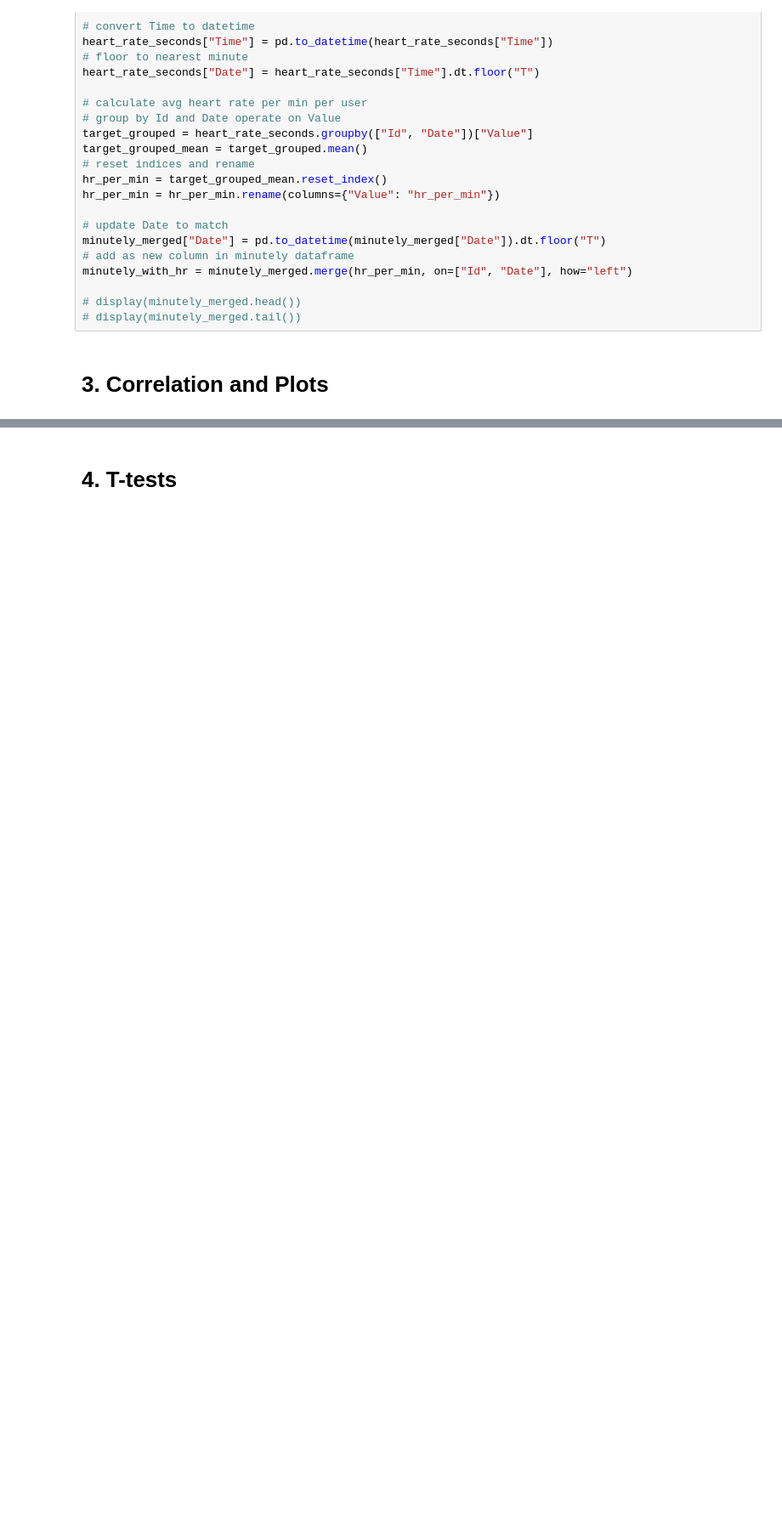
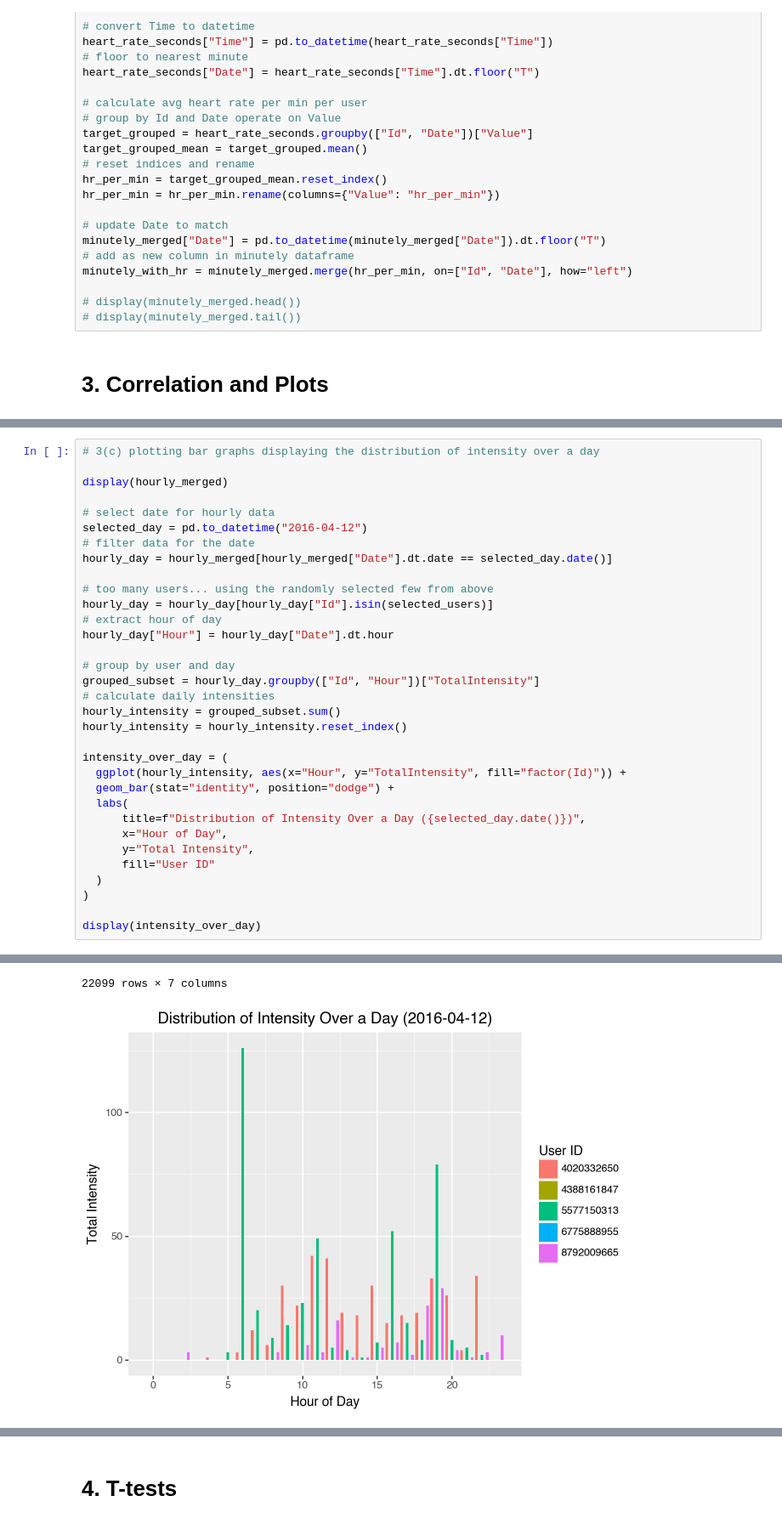
Before and after one commit to Colleen-L/fitbit-fitness-data-visualization, a Jupyter notebook: analysis.ipynb, the cells around one changed output, grey strips where cells are left out. Shown at 85% size. Cells and saved outputs as stored; diff of their text form; blank space fills up the shorter version.

```diff
--- a/analysis.ipynb
+++ b/analysis.ipynb
@@ -219,0 +324,34 @@ minutely_with_hr = minutely_merged.merge(hr_per_min, on=["Id", "Date"], how="lef
+# %%
+# 3(c) plotting bar graphs displaying the distribution of intensity over a day
+
+display(hourly_merged)
+
+# select date for hourly data
+selected_day = pd.to_datetime("2016-04-12")
+# filter data for the date
+hourly_day = hourly_merged[hourly_merged["Date"].dt.date == selected_day.date()]
+
+# too many users... using the randomly selected few from above
+hourly_day = hourly_day[hourly_day["Id"].isin(selected_users)]
+# extract hour of day
+hourly_day["Hour"] = hourly_day["Date"].dt.hour
+
+# group by user and day
+grouped_subset = hourly_day.groupby(["Id", "Hour"])["TotalIntensity"]
+# calculate daily intensities
+hourly_intensity = grouped_subset.sum()
+hourly_intensity = hourly_intensity.reset_index()
+
+intensity_over_day = (
+  ggplot(hourly_intensity, aes(x="Hour", y="TotalIntensity", fill="factor(Id)")) +
+  geom_bar(stat="identity", position="dodge") +
+  labs(
+      title=f"Distribution of Intensity Over a Day ({selected_day.date()})",
+      x="Hour of Day",
+      y="Total Intensity",
+      fill="User ID"
+  )
+)
+
+display(intensity_over_day)
+# %% [output]
@@ -219,0 +370,2 @@ minutely_with_hr = minutely_merged.merge(hr_per_min, on=["Id", "Date"], how="lef
+22099 rows × 7 columns
+[figure, added]
```
Also changed, not shown: parts of 7 cells of this notebook.
